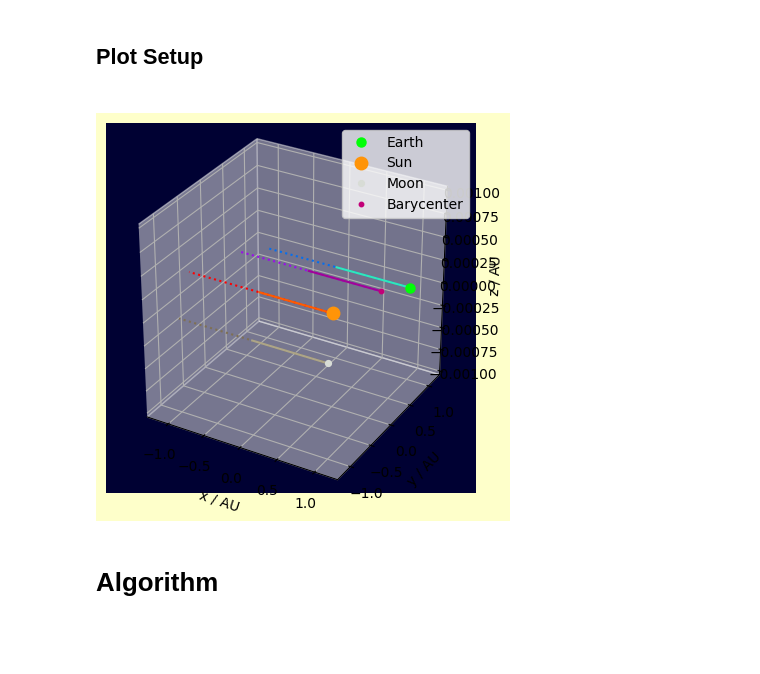
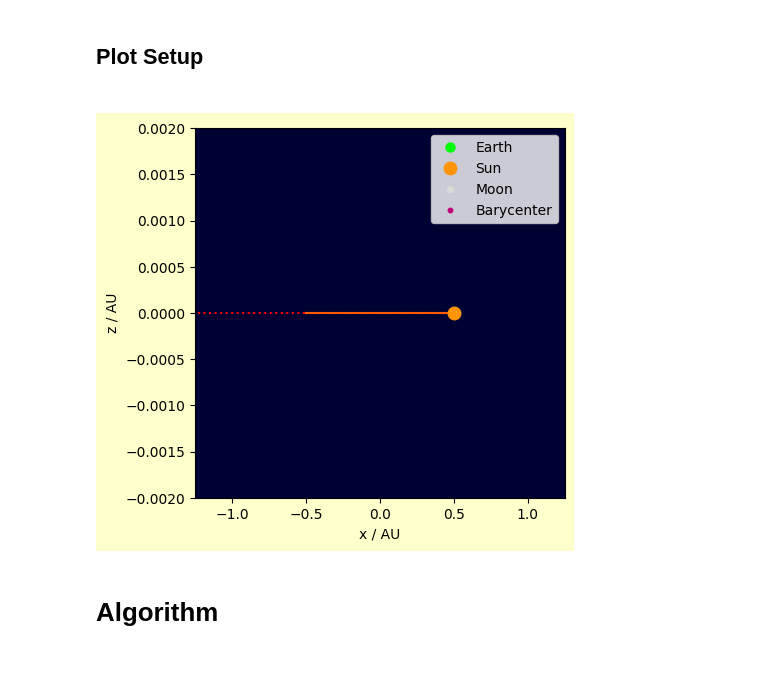
Before and after one commit to Rahul-Maru/physics_simulator, a Jupyter notebook: main.ipynb, the cells around one changed output. Saved outputs shown, nothing was run; the diff lists cells and outputs as text; code cells hidden in the pictures.

Commit message:
add presets for gif parameters

```diff
--- a/main.ipynb
+++ b/main.ipynb
@@ -31,3 +34,5 @@ $$ \vec{s}_{bary} = {\sum_{i=1}^N \frac{\vec{s}_i}{m_i}} $$
+# %%
+preset = preset("moon-pov")
 # %%
 # —unit scale factors—
 L_SCALE = 149597870700 # m/unit length || 1 AU
@@ -115,9 +136,14 @@ np.set_printoptions(formatter={'float': '{: .3e}'.format})
 
 # sets up the plot
 fig = plt.figure()
-ax = fig.add_subplot(111, projection='3d')
-ax.set_aspect('equal', adjustable='box')
-# ax.set_aspect('auto') # if you change the aspect ratio, use this line
+if is3D:
+	ax = fig.add_subplot(111, projection='3d')
+else:
+	ax = fig.add_subplot()
+
+if cart:
+	ax.set_box_aspect(1)
+
 fig.patch.set_facecolor('xkcd:ecru')
 ax.patch.set_facecolor("xkcd:very dark blue")
 
@@ -126,61 +152,68 @@ ax.patch.set_facecolor("xkcd:very dark blue")
 # test data to check colors
 # û_vect = ax.quiver(1., 1., 0., -0.75, -0.75, 0.00025, color='xkcd:goldenrod', headwidth=0.00025)
 
-e_path, = plt.plot([1, -1], [1, 1], [0, 0], ":", color="xkcd:cerulean blue", label="_")
-e_trail, = plt.plot([1, 0], [1, 1], [0, 0], "-", color="xkcd:aqua marine", label="_")
-earth, = plt.plot([1], [1], [0], "o", color="xkcd:bright green", label="Earth", markersize=6.5)
+test_data = [([1, -1], [1, 1], [0, 0]), ([1, 0], [1, 1], [0, 0]), ([1], [1], [0]),
+			 ([0.5, -1.5], [0, 0], [0, 0]), ([0.5, -0.5], [0, 0], [0, 0]), ([0.5], [0], [0]),
+			 ([1, -1], [-1, -1], [0, 0]), ([1, 0], [-1,-1], [0, 0]), ([1], [-1], [0]),
+			 ([0.75, -1.25], [0.75, 0.75], [0, 0]), ([0.75, -0.25], [0.75, 0.75], [0, 0]), ([0.75], [0.75], [0])]
 
-s_path, = plt.plot([0.5, -1.5], [0, 0], [0, 0], ":", color="xkcd:fire engine red", label="_")
-s_trail, = plt.plot([0.5, -0.5], [0, 0], [0, 0], "-", color="xkcd:bright orange", label="_")
-sun, = plt.plot([0.5], [0], [0], "o", color="xkcd:tangerine", label="Sun", markersize=9)
+e_path, = plt.plot(*test_data[0][:ND], ":", color="xkcd:cerulean blue", label="_")
+e_trail, = plt.plot(*test_data[1][:ND], "-", color="xkcd:aqua marine", label="_")
+earth, = plt.plot(*test_data[2][:ND], "o", color="xkcd:bright green", label="Earth", markersize=6.5)
 
-m_path, = plt.plot([1, -1], [-1, -1], [0, 0], ":", color="xkcd:grey brown", label="_")
-m_trail, = plt.plot([1, 0], [-1,-1], [0, 0], "-", color="xkcd:stone", label="_")
-moon, = plt.plot([1], [-1], [0], "o", color="xkcd:light grey", label="Moon", markersize=4.2)
+s_path, = plt.plot(*test_data[3][:ND], ":", color="xkcd:fire engine red", label="_")
+s_trail, = plt.plot(*test_data[4][:ND], "-", color="xkcd:bright orange", label="_")
+sun, = plt.plot(*test_data[5][:ND], "o", color="xkcd:tangerine", label="Sun", markersize=9)
 
-b_path, = plt.plot([0.75, -1.25], [0.75, 0.75], [0, 0], ":", color="xkcd:violet", label="_")
-b_trail, = plt.plot([0.75, -0.25], [0.75, 0.75], [0, 0], "-", color="xkcd:barney purple", label="_")
-barycenter, = plt.plot([0.75], [0.75], [0], "o", color="xkcd:magenta", label="Barycenter", markersize=3.2)
+m_path, = plt.plot(*test_data[6][:ND], ":", color="xkcd:cement", label="_")
+m_trail, = plt.plot(*test_data[7][:ND], "-", color="xkcd:stone", label="_")
+moon, = plt.plot(*test_data[8][:ND], "o", color="xkcd:light grey", label="Moon", markersize=4.2)
+
+b_path, = plt.plot(*test_data[9][:ND], ":", color="xkcd:violet", label="_")
+b_trail, = plt.plot(*test_data[10][:ND], "-", color="xkcd:barney purple", label="_")
+barycenter, = plt.plot(*test_data[11][:ND], "o", color="xkcd:magenta", label="Barycenter", markersize=3.2)
 
 # a list of all the plots associated with each body for easier plotting later
 objs = [
 	{
 		'id': 'e',
 		'path': e_path,
 		'trail': e_trail,
 		'obj': earth},
 	{
 		'id': 's',
 		'path': s_path,
 		'trail': s_trail,
 		'obj': sun},
 	{
 		'id': 'm',
 		'path': m_path,
 		'trail': m_trail,
 		'obj': moon},
 	{
 		'id': 'b',
 		'path': b_path,
 		'trail': b_trail,
 		'obj': barycenter}]
 
 
-ax.set_xlim(-XLIM, XLIM)
-ax.set_ylim(-YLIM, YLIM)
-ax.set_zlim(-ZLIM, ZLIM)
+ax.set_xlim(-DLIMS[0], DLIMS[0])
+ax.set_ylim(-DLIMS[1], DLIMS[1])
 
-ax.set_xlabel("x / AU")
-ax.set_ylabel("y / AU")
-ax.set_zlabel("z / AU")
+ax.set_xlabel(f"{DIMS[0]} / AU")
+ax.set_ylabel(f"{DIMS[1]} / AU")
+
+if is3D:
+	ax.set_zlim(-DLIMS[2], DLIMS[2])
+	ax.set_zlabel(f"{DIMS[2]} / AU")
 
 plt.legend()
 
 # sets up the gif
 md = dict(title="3-Body Problem", artist="Rahul Maru")
 writer = PillowWriter(fps=FPS, metadata=md)
 # %% [output]
-[figure, old version]
+[figure, new version]
 # %% [markdown]
 <h1>Algorithm<h1>
 # %% [markdown]
```
Also changed, not shown: parts of 7 cells of this notebook, 15 other files.
